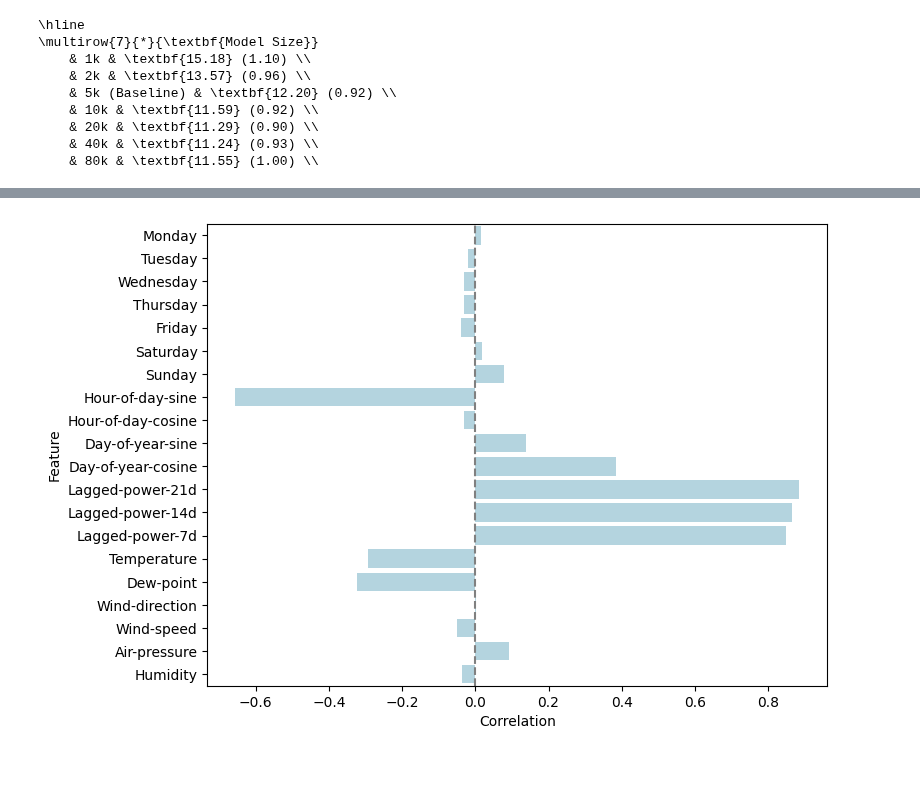
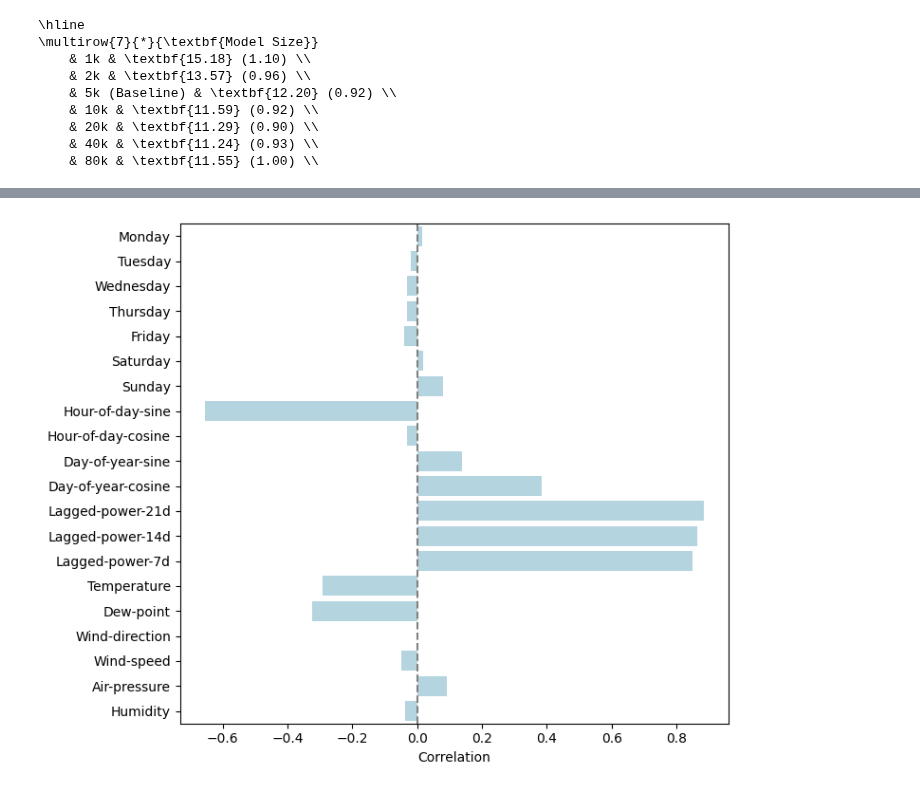
Before and after one commit to erc-fhv/loadforecasting, a Jupyter notebook: scripts/Paper_Illustration.ipynb, the cells around one changed output, grey strips where cells are left out. Drawn from its saved outputs; the diff is of its cells as text; code cells hidden in the pictures.

Commit message:
Improve the feature scatter plot.

```diff
--- a/scripts/Paper_Illustration.ipynb
+++ b/scripts/Paper_Illustration.ipynb
@@ -1012,24 +1012,26 @@ batch, timesteps, features = X['all'].shape
 x_flat = X['all'].reshape(batch * timesteps, features)
 y_flat = Y['all'].reshape(batch * timesteps)
 
-
-# Feature names (optional - customize if needed)
-feature_names = [f'feature_{i}' for i in range(features)]
-
-df = pd.DataFrame(x_flat, columns=feature_names)
-df['target'] = y_flat
-
-
-
-# Feature names (optional - customize if needed)
 feature_names = [
     'Monday', 'Tuesday', 'Wednesday', 'Thursday', 'Friday', 'Saturday', 'Sunday',
     'Hour-of-day-sine', 'Hour-of-day-cosine', 'Day-of-year-sine', 'Day-of-year-cosine',
     'Lagged-power-21d', 'Lagged-power-14d', 'Lagged-power-7d',
     'Temperature', 'Dew-point', 'Wind-direction', 'Wind-speed', 'Air-pressure', 'Humidity',
 ]
+assert features == len(feature_names)
 
 df = pd.DataFrame(x_flat, columns=feature_names)
 df['Target'] = y_flat
+
+# Compute correlation matrix (excluding the target if needed)
+corr_matrix = df.drop(columns=['Target']).corr()
+# corr_matrix = df.corr()
+
+# Plot the heatmap
+plt.figure(figsize=(7.48, 7.48))
+sns.heatmap(corr_matrix, annot=False, cmap='coolwarm', square=True)
+plt.tight_layout()
+plt.savefig("scripts/outputs/figs/Fig_confusion_matrix.pdf", format="pdf", bbox_inches="tight")
+plt.show()
 # %% [output]
 FutureWarning: 'H' is deprecated and will be removed in a future version, please use 'h' instead.
@@ -1051,23 +1039,22 @@ plt.show()
 # %%
-import seaborn as sns
-import matplotlib.pyplot as plt
-
 # Compute full correlation matrix
 corr = df.corr(numeric_only=True)
 
 # Extract just correlations with the target
 target_corr = corr['Target'].drop('Target')  # drop self-correlation
 
 # Convert to DataFrame for nice plotting
 target_corr_df = target_corr.to_frame().rename(columns={'Target': 'correlation'})
 
-# Plot as barplot or heatmap
-plt.figure(figsize=(8, 6))
+# Plot as barplot
+plt.figure(figsize=(7.48, 6))
 sns.barplot(x=target_corr_df.correlation, y=target_corr_df.index, color='lightblue')
 # plt.title("Linear Feature Correlation with Target")
 plt.xlabel("Correlation")
-plt.ylabel("Feature")
+plt.ylabel("")
 plt.axvline(0, color='gray', linestyle='--')
+plt.tight_layout()
+plt.savefig("scripts/outputs/figs/Fig_target_correlation.pdf", format="pdf", bbox_inches="tight")
 plt.show()
 # %% [output]
-[figure, old version]
+[figure, new version]
```
Also changed, not shown: parts of 6 cells of this notebook.
